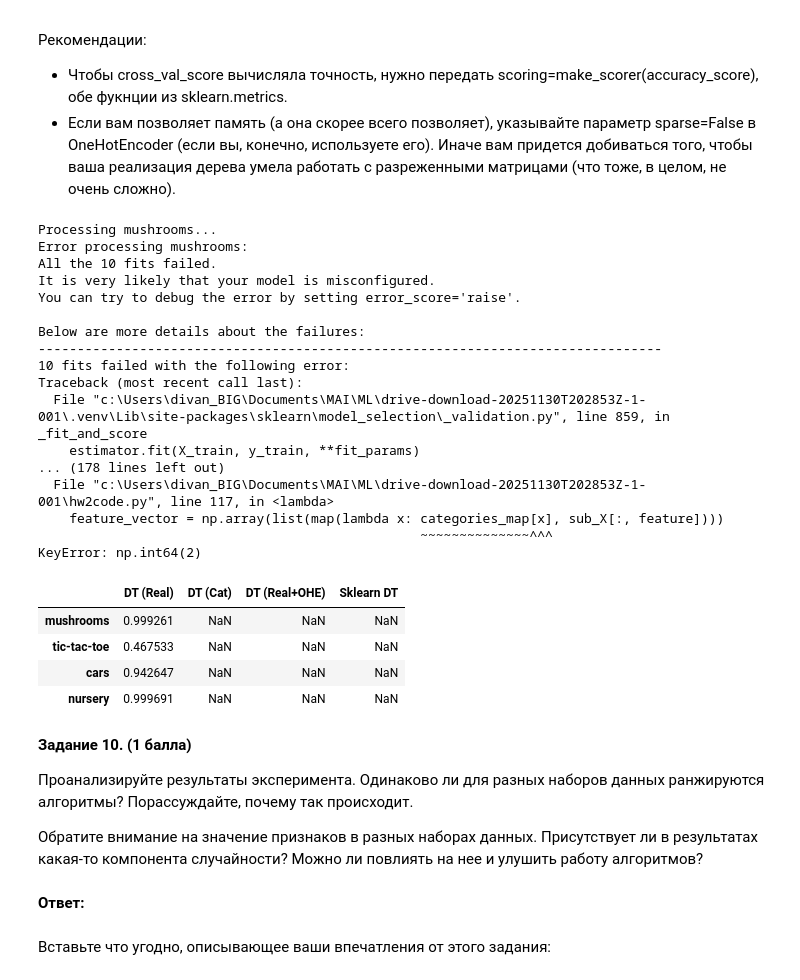
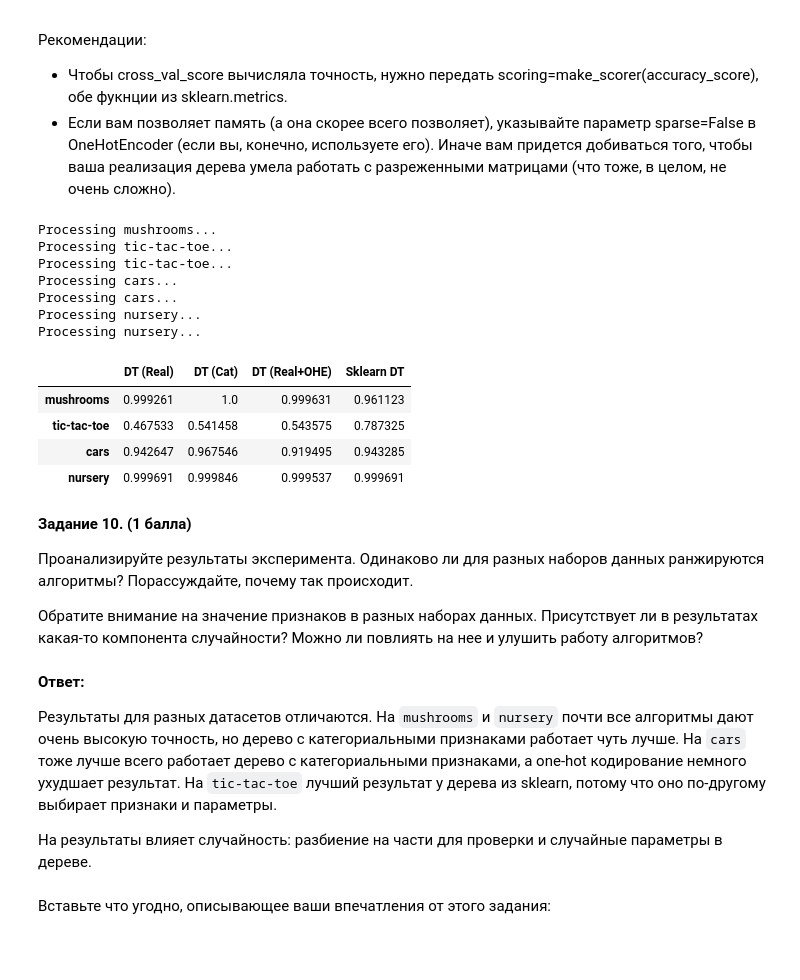
Before and after one commit to ddivann/ML_hw2, a Jupyter notebook: hw2-trees.ipynb, the cells around one changed output. Drawn from its saved outputs; the diff is of its cells as text; code cells hidden in the pictures; blank space fills up the shorter version.

```diff
--- a/hw2-trees.ipynb
+++ b/hw2-trees.ipynb
@@ -326,6 +330,7 @@ datasets_info = {
 
 results = pd.DataFrame(index=['mushrooms', 'tic-tac-toe', 'cars', 'nursery'],
                        columns=['DT (Real)', 'DT (Cat)', 'DT (Real+OHE)', 'Sklearn DT'])
+
 
 def load_dataset(name):
     if name == 'mushrooms':
@@ -356,6 +361,7 @@ def load_dataset(name):
 
     return X_enc, y
 
+
 class MyDecisionTreeWrapper(BaseEstimator, ClassifierMixin):
     def __init__(self, feature_types, max_depth=None, min_samples_split=None, min_samples_leaf=None):
         self.feature_types = feature_types
@@ -371,6 +377,7 @@ class MyDecisionTreeWrapper(BaseEstimator, ClassifierMixin):
 
     def predict(self, X):
         return self.tree.predict(X)
+
 
 for name in results.index:
     print(f"Processing {name}...")
@@ -381,54 +388,44 @@ for name in results.index:
         ft_real = ['real'] * X.shape[1]
         dt_real = MyDecisionTreeWrapper(feature_types=ft_real)
         score_real = np.mean(cross_val_score(dt_real, X.values, y, cv=10, scoring='accuracy'))
         results.loc[name, 'DT (Real)'] = score_real
 
         # 2. DT (Cat)
         ft_cat = ['categorical'] * X.shape[1]
         dt_cat = MyDecisionTreeWrapper(feature_types=ft_cat)
         score_cat = np.mean(cross_val_score(dt_cat, X.values, y, cv=10, scoring='accuracy'))
         results.loc[name, 'DT (Cat)'] = score_cat
 
         # 3. DT (Real + OHE)
-        ohe = OneHotEncoder(sparse=False)
+        ohe = OneHotEncoder(sparse_output=False)
         X_ohe = ohe.fit_transform(X)
         ft_ohe = ['real'] * X_ohe.shape[1]
         dt_ohe = MyDecisionTreeWrapper(feature_types=ft_ohe)
         score_ohe = np.mean(cross_val_score(dt_ohe, X_ohe, y, cv=10, scoring='accuracy'))
         results.loc[name, 'DT (Real+OHE)'] = score_ohe
 
         # 4. Sklearn DT
         dt_sklearn = DecisionTreeClassifier()
         score_sklearn = np.mean(cross_val_score(dt_sklearn, X, y, cv=10, scoring='accuracy'))
         results.loc[name, 'Sklearn DT'] = score_sklearn
 
     except Exception as e:
         print(f"Error processing {name}: {e}")
 
 results
 # %% [output]
 Processing mushrooms...
-Error processing mushrooms:
-All the 10 fits failed.
-It is very likely that your model is misconfigured.
-You can try to debug the error by setting error_score='raise'.
-
-Below are more details about the failures:
---------------------------------------------------------------------------------
-10 fits failed with the following error:
-Traceback (most recent call last):
-  File "c:\Users\divan_BIG\Documents\MAI\ML\drive-download-20251130T202853Z-1-001\.venv\Lib\site-packages\sklearn\model_selection\_validation.py", line 859, in _fit_and_score
-    estimator.fit(X_train, y_train, **fit_params)
-... (178 lines left out)
-  File "c:\Users\divan_BIG\Documents\MAI\ML\drive-download-20251130T202853Z-1-001\hw2code.py", line 117, in <lambda>
-    feature_vector = np.array(list(map(lambda x: categories_map[x], sub_X[:, feature])))
-                                                 ~~~~~~~~~~~~~~^^^
-KeyError: np.int64(2)
+Processing tic-tac-toe...
+Processing tic-tac-toe...
+Processing cars...
+Processing cars...
+Processing nursery...
+Processing nursery...
 |  | DT (Real) | DT (Cat) | DT (Real+OHE) | Sklearn DT |
-| mushrooms | 0.999261 | NaN | NaN | NaN |
-| tic-tac-toe | 0.467533 | NaN | NaN | NaN |
-| cars | 0.942647 | NaN | NaN | NaN |
-| nursery | 0.999691 | NaN | NaN | NaN |
+| mushrooms | 0.999261 | 1.0 | 0.999631 | 0.961123 |
+| tic-tac-toe | 0.467533 | 0.541458 | 0.543575 | 0.787325 |
+| cars | 0.942647 | 0.967546 | 0.919495 | 0.943285 |
+| nursery | 0.999691 | 0.999846 | 0.999537 | 0.999691 |
 # %% [markdown]
 __Задание 10. (1 балла)__
 
@@ -439,7 +436,11 @@ __Задание 10. (1 балла)__
 Обратите внимание на значение признаков в разных наборах данных.
 Присутствует ли в результатах какая-то компонента случайности?
 Можно ли повлиять на нее и улушить работу алгоритмов?
-# %% [markdown]
-**Ответ:**
+# %% [markdown]
+**Ответ:**
+
+Результаты для разных датасетов отличаются. На `mushrooms` и `nursery` почти все алгоритмы дают очень высокую точность, но дерево с категориальными признаками работает чуть лучше. На `cars` тоже лучше всего работает дерево с категориальными признаками, а one-hot кодирование немного ухудшает результат. На `tic-tac-toe` лучший результат у дерева из sklearn, потому что оно по-другому выбирает признаки и параметры.
+
+На результаты влияет случайность: разбиение на части для проверки и случайные параметры в дереве.
 # %% [markdown]
 Вставьте что угодно, описывающее ваши впечатления от этого задания:
```
Also changed, not shown: parts of 5 cells of this notebook, 2 other files.
